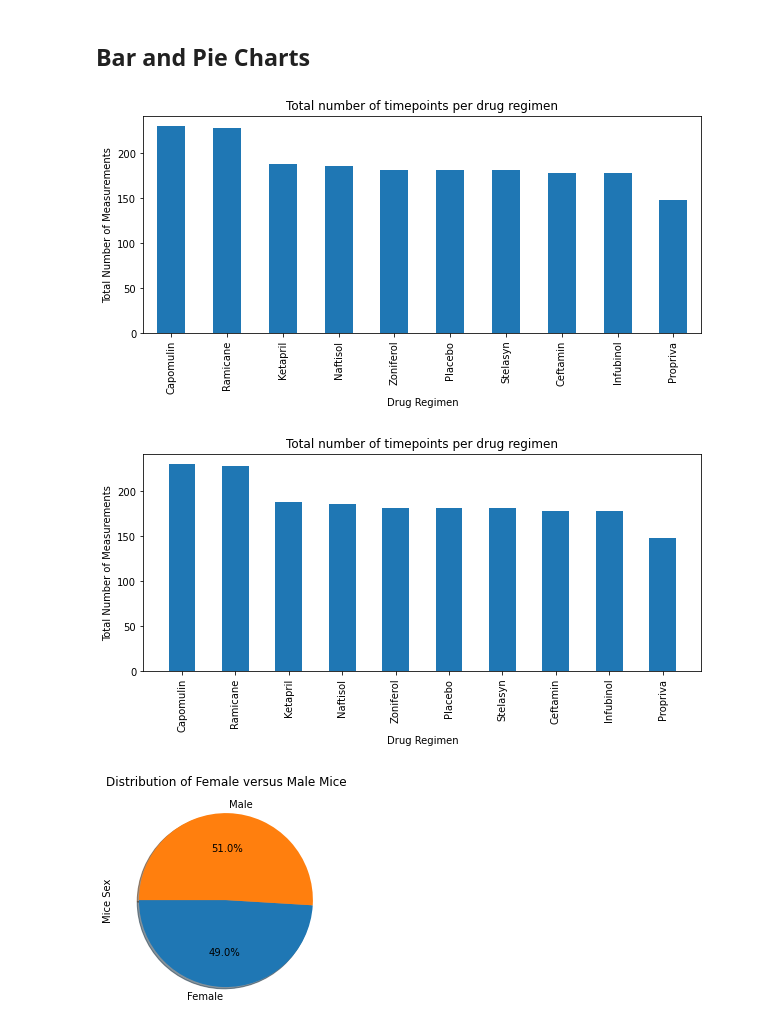
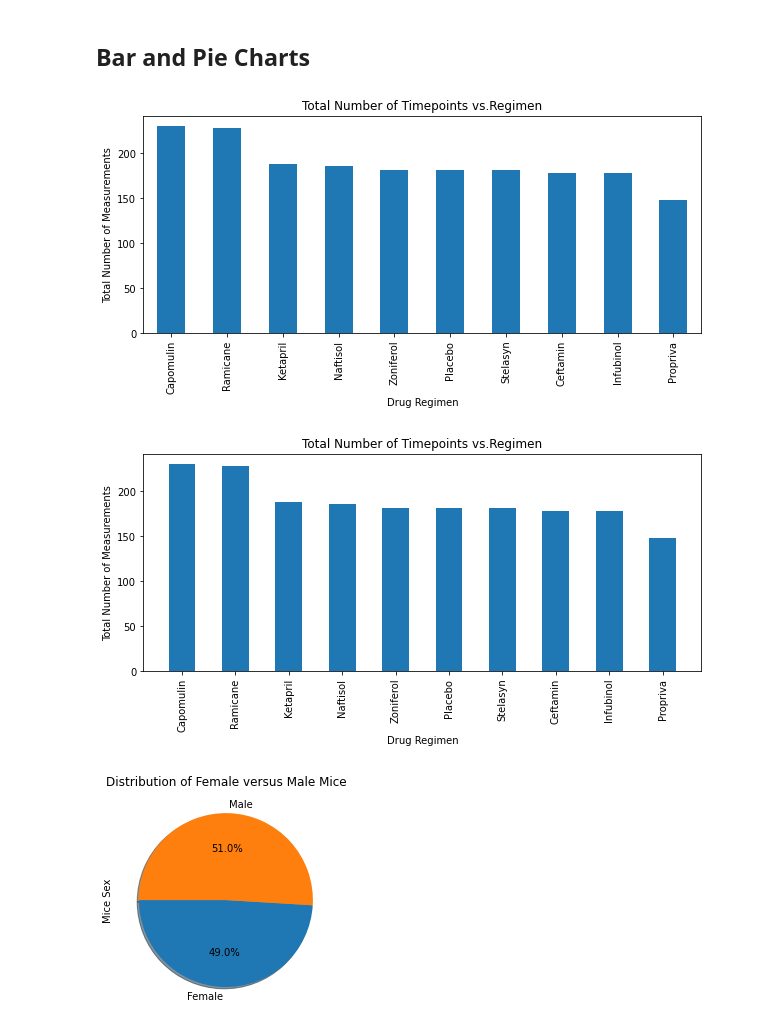
Before and after one commit to Yang111105/Matplotlib-challenge, a Jupyter notebook: pymaceuticals_starter.ipynb, the cells around one changed output. Cells and saved outputs as stored; diff of their text form; code cells hidden in the pictures.

```diff
--- a/pymaceuticals_starter.ipynb
+++ b/pymaceuticals_starter.ipynb
@@ -148,12 +148,12 @@ regimen_group['Tumor Volume (mm3)'].agg([np.mean,np.median,np.var,np.std,st.sem]
 # %%
 # Generate a bar plot showing the total number of timepoints for all mice tested for each drug regimen using Pandas.
 total_timepoints_regimen = regimen_group.Timepoint.count()
 total_timepoints_regimen = total_timepoints_regimen.sort_values(ascending=False)
-timepoints_regimen_pdchart = total_timepoints_regimen.plot(kind='bar', figsize=(10,4),title=("Total number of timepoints per drug regimen") )
+timepoints_regimen_pdchart = total_timepoints_regimen.plot(kind='bar', figsize=(10,4),title=("Total Number of Timepoints vs.Regimen") )
 timepoints_regimen_pdchart.set_ylabel('Total Number of Measurements')
 plt.show()
 # %% [output]
-[figure, old version]
+[figure, new version]
 # %%
 # Generate a bar plot showing the total number of timepoints for all mice tested for each drug regimen using pyplot.
 drug_regimen = total_timepoints_regimen.keys()
@@ -161,12 +161,12 @@ x_axis = np.arange(len(drug_regimen))
 plt.figure(figsize=(10, 4))
 plt.bar(x_axis, total_timepoints_regimen,width=0.5)
 plt.xticks(x_axis, drug_regimen,rotation=90)
-plt.title('Total number of timepoints per drug regimen')
+plt.title("Total Number of Timepoints vs.Regimen")
 plt.xlabel('Drug Regimen')
 plt.ylabel('Total Number of Measurements')
 plt.show()
 # %% [output]
-[figure, old version]
+[figure, new version]
 # %%
 # Generate a pie plot showing the distribution of female versus male mice using Pandas
 sex_group = clean_data_df.groupby(['Sex'])
```
Also changed, not shown: parts of 2 cells of this notebook.
